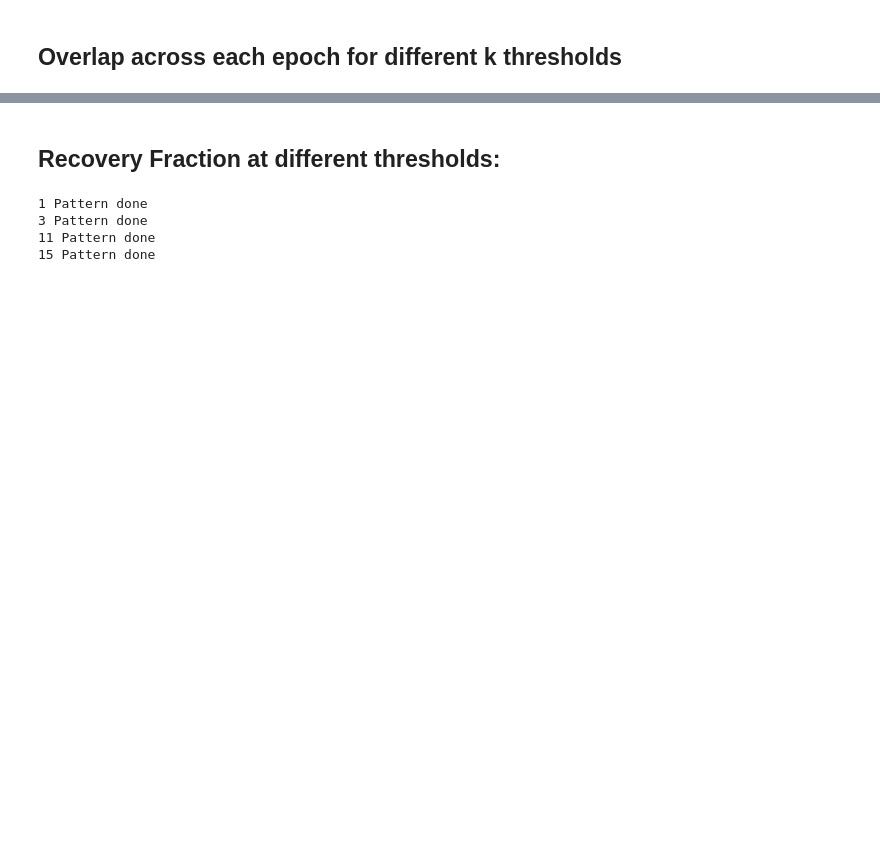
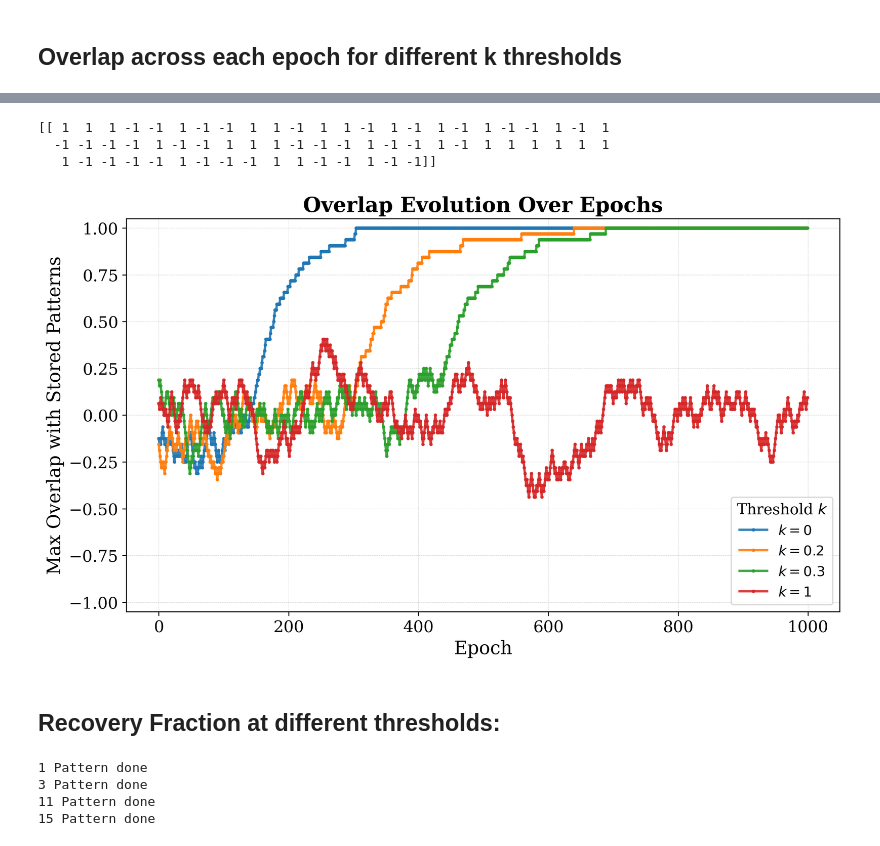
Before and after one commit to kavinfidel/Recovery_Capacity_Hopfield_Networks, a Jupyter notebook: hopfield_capacity.ipynb, the cells around one changed output, grey strips where cells are left out. Saved outputs shown, nothing was run; the diff lists cells and outputs as text; code cells hidden in the pictures; blank space fills up the shorter version.

```diff
--- a/hopfield_capacity.ipynb
+++ b/hopfield_capacity.ipynb
@@ -250,0 +187,20 @@ imageio.mimsave("hopfield_recovery.gif", images, fps=5)
+# %%
+n = 1 # fix
+size = 64 # fix
+epochs = 1000 # fix
+k = 0 # vary
+temp =0.03 # maybe
+#patterns = generate_patterns(n, size)
+# %%
+patterns = generate_patterns(n, size)
+print(patterns)
+# %% [output]
+[[ 1  1  1 -1 -1  1 -1 -1  1  1 -1  1  1 -1  1 -1  1 -1  1 -1 -1  1 -1  1
+  -1 -1 -1 -1  1 -1 -1  1  1  1 -1 -1 -1  1 -1 -1  1 -1  1  1  1  1  1  1
+   1 -1 -1 -1 -1  1 -1 -1 -1  1  1 -1 -1  1 -1 -1]]
+# %%
+k_values = [0,0.2,0.3,1]
+overlap_list = []
+for k in k_values:
+    overlap_temp = mc_simulation(size,patterns,k, epochs, temp, save_gif= False)
+    overlap_list.append(overlap_temp)
@@ -250,0 +209,32 @@ imageio.mimsave("hopfield_recovery.gif", images, fps=5)
+# %%
+import matplotlib.pyplot as plt
+import matplotlib as mpl
+
+# Optional: Set global font settings
+mpl.rcParams['font.size'] = 14
+mpl.rcParams['font.family'] = 'serif'
+mpl.rcParams['axes.titleweight'] = 'bold'
+
+plt.figure(figsize=(10, 6), dpi=300)
+
+for i, overlap_history in enumerate(overlap_list):
+    plt.plot(
+        overlap_history,
+        marker='.',
+        linewidth=2,
+        markersize=4,
+        alpha=0.9,
+        label=fr"$k = {k_values[i]}$"
+    )
+
+plt.xlabel('Epoch', fontsize=16)
+plt.ylabel('Max Overlap with Stored Patterns', fontsize=16)
+plt.title('Overlap Evolution Over Epochs', fontsize=18)
+plt.ylim(-1.05, 1.05)
+plt.grid(True, linestyle='--', linewidth=0.3, alpha=0.7)
+plt.legend(title="Threshold $k$", fontsize=12, title_fontsize=13, loc='lower right')
+plt.tight_layout()
+plt.savefig("overlap_evolution.png", dpi=300, bbox_inches="tight")
+plt.show()
+# %% [output]
+[figure, added]
```
Also changed, not shown: parts of 18 cells of this notebook, 6 other files.
